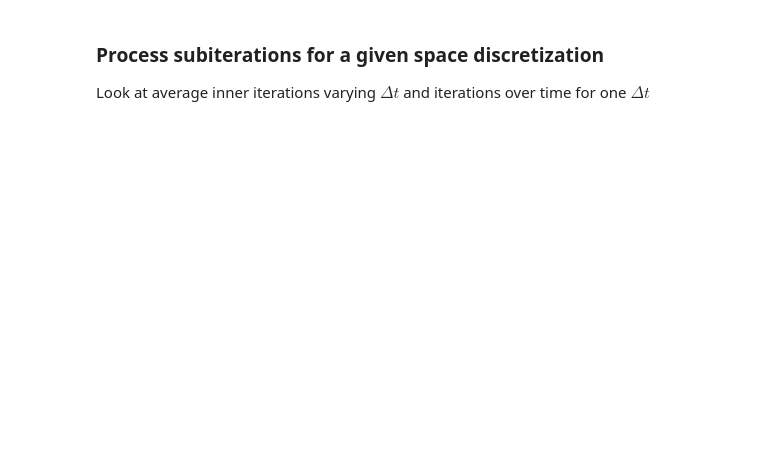
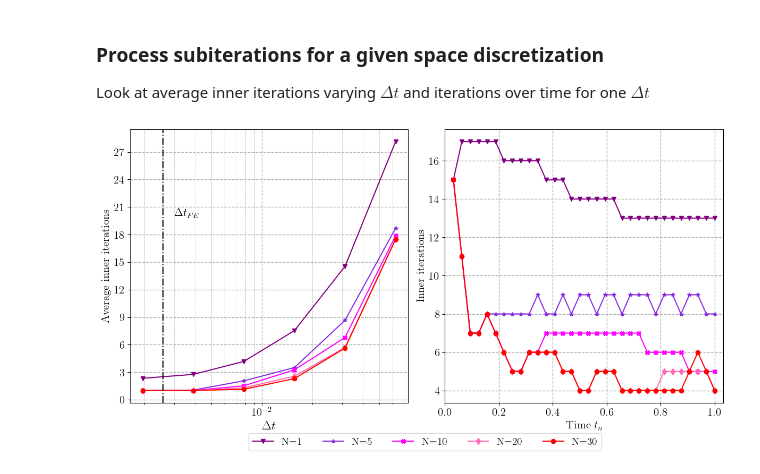
Before and after one commit to Fra-Sala/IMEX-RB, a Jupyter notebook: postprocessing/AdvDiff3D/NvsNt.ipynb, the cells around one changed output. Saved outputs shown, nothing was run; the diff lists cells and outputs as text; code cells hidden in the pictures; blank space fills up the shorter version.

```diff
--- a/postprocessing/AdvDiff3D/NvsNt.ipynb
+++ b/postprocessing/AdvDiff3D/NvsNt.ipynb
@@ -226,15 +228,15 @@ plt.savefig(
 Look at average inner iterations varying $\Delta t$ and iterations over time
 for one $\Delta t$
 # %%
-# Read now a single result file, i.e. a single Nx
-idx_Nx = 0
+# Read now a single result file, i.e. a single Nx (the largest)
+idx_Nx = 1
 # Extract data for this grid size
-errBE = errBE_all[:, col]
-errIMEX = errIMEX_all[:, :, col]
-timesBE = timesBE_all[:, col]
-timesIMEX = timesIMEX_all[:, :, col]
-Nt_FE = Nt_FE_all[col]
-subiters = subiters_all[:, :, :, col]
+errBE = errBE_all[:, idx_Nx]
+errIMEX = errIMEX_all[:, :, idx_Nx]
+timesBE = timesBE_all[:, idx_Nx]
+timesIMEX = timesIMEX_all[:, :, idx_Nx]
+Nt_FE = Nt_FE_all[idx_Nx]
+subiters = subiters_all[:, :, :, idx_Nx]
 # Masking sub-iterations
 mask = np.zeros_like(subiters, dtype=bool)
 for i, _Nt in enumerate(Nts):
@@ -256,7 +258,7 @@ for i, (m, c) in enumerate(zip(all_markers, all_colors)):
         label=f"N={Ns[i]}"
     )
 ax.axvline(1 / Nt_FE, color='k', linestyle='-.')
-ax.text(5.5e-3, 19, r"$\Delta t_{FE}$", fontsize=15, color='k')
+ax.text(3e-3, 20, r"$\Delta t_{FE}$", fontsize=15, color='k')
 ax.grid(which='major', linestyle='--', linewidth=1)
 ax.grid(axis='x', which='minor', linestyle='--', linewidth=0.5)
 ax.tick_params(axis='both', which='major', labelsize=15)
@@ -265,34 +267,36 @@ ax.set_xlabel(r"$\Delta t$", fontsize=17)
 ax.set_ylabel("Average inner iterations", fontsize=15)
 
 # Right subplot: inner iterations vs time
 ax = axs[1]
-Nt_idx = 2
+Nt_idx = 1  # Select the case \Delta t = 1/32
 tvec = np.linspace(0, 1, Nts[Nt_idx] + 1)[1:]
 for i, (m, c) in enumerate(zip(all_markers, all_colors)):
     ax.plot(
         tvec,
         subiters[Nt_idx, i, :Nts[Nt_idx]] + 1,
-        f'-{m}',  # use the same marker as in the left plot
+        f'-{m}',
         markersize=6,
         color=c,
         label=f"N={Ns[i]}"
     )
 ax.grid(which='major', linestyle='--', linewidth=1)
 ax.set_xlim([0, 1 + 1 / Nts[Nt_idx]])
 ax.yaxis.set_major_locator(MaxNLocator(integer=True))
 ax.tick_params(axis='both', which='major', labelsize=15)
-ax.set_xlabel(r"$t$", fontsize=15)
+ax.set_xlabel(r"Time $t_n$", fontsize=15)
 ax.set_ylabel("Inner iterations", fontsize=15)
 
 # external legend on the right, one column (using legend from the left subplot)
 handles, labels = axs[0].get_legend_handles_labels()
 fig.legend(
     handles,
     labels,
     loc='lower center',
     bbox_to_anchor=(0.52, -0.05),
     fontsize=14,
-    ncol=4
+    ncol=5
 )
 plt.tight_layout()
 plt.savefig('plots/' + f'{problem_name}_' + f'iters_N_Nx_{Nx_values[idx_Nx]}.pdf', bbox_inches="tight")
+# %% [output]
+[figure, added]
```
Also changed, not shown: parts of 1 cell of this notebook, 4 other files.
